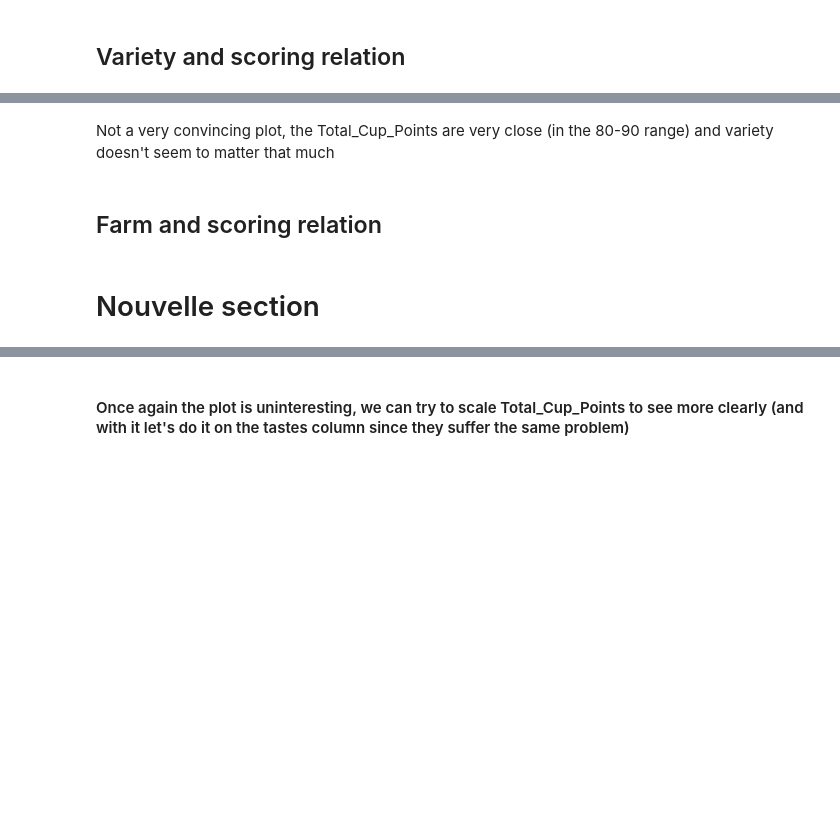
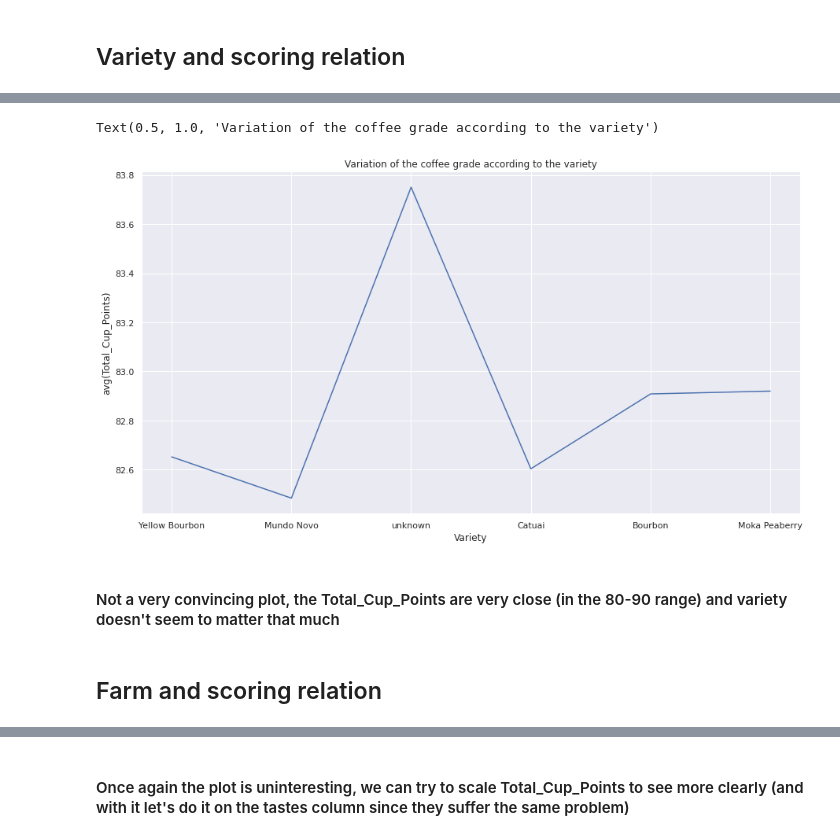
Before and after one commit to Thiziri-Hafir/Donnees_Massives, a Jupyter notebook: quarto.ipynb, the cells around one changed output, grey strips where cells are left out. Drawn from its saved outputs; the diff is of its cells as text; code cells hidden in the pictures; blank space fills up the shorter version.

```diff
--- a/quarto.ipynb
+++ b/quarto.ipynb
@@ -344,12 +424,17 @@ var.show()
 px.bar(var.toPandas(), x='Variety', y='avg(Total_Cup_Points)')
 # %% [output]
 [interactive output not drawn]
+# %%
+plt.figure(figsize=(15,8))
+sns.set_theme(style="darkgrid")
+sns.lineplot(x="Variety", y='avg(Total_Cup_Points)', data=var.toPandas()).set_title('Variation of the coffee grade according to the variety')
+# %% [output]
+Text(0.5, 1.0, 'Variation of the coffee grade according to the variety')
+[figure, added]
 # %% [markdown]
-Not a very convincing plot, the Total_Cup_Points are very close (in the 80-90 range) and variety doesn't seem to matter that much
+#### Not a very convincing plot, the Total_Cup_Points are very close (in the 80-90 range) and variety doesn't seem to matter that much
 # %% [markdown]
 ## Farm and scoring relation
-# %% [markdown]
-# Nouvelle section
 # %%
 farmr = df_arabica.groupBy("Farm_name").mean("Total_Cup_Points")
 farmr.show()
```
Also changed, not shown: parts of 62 cells of this notebook.
